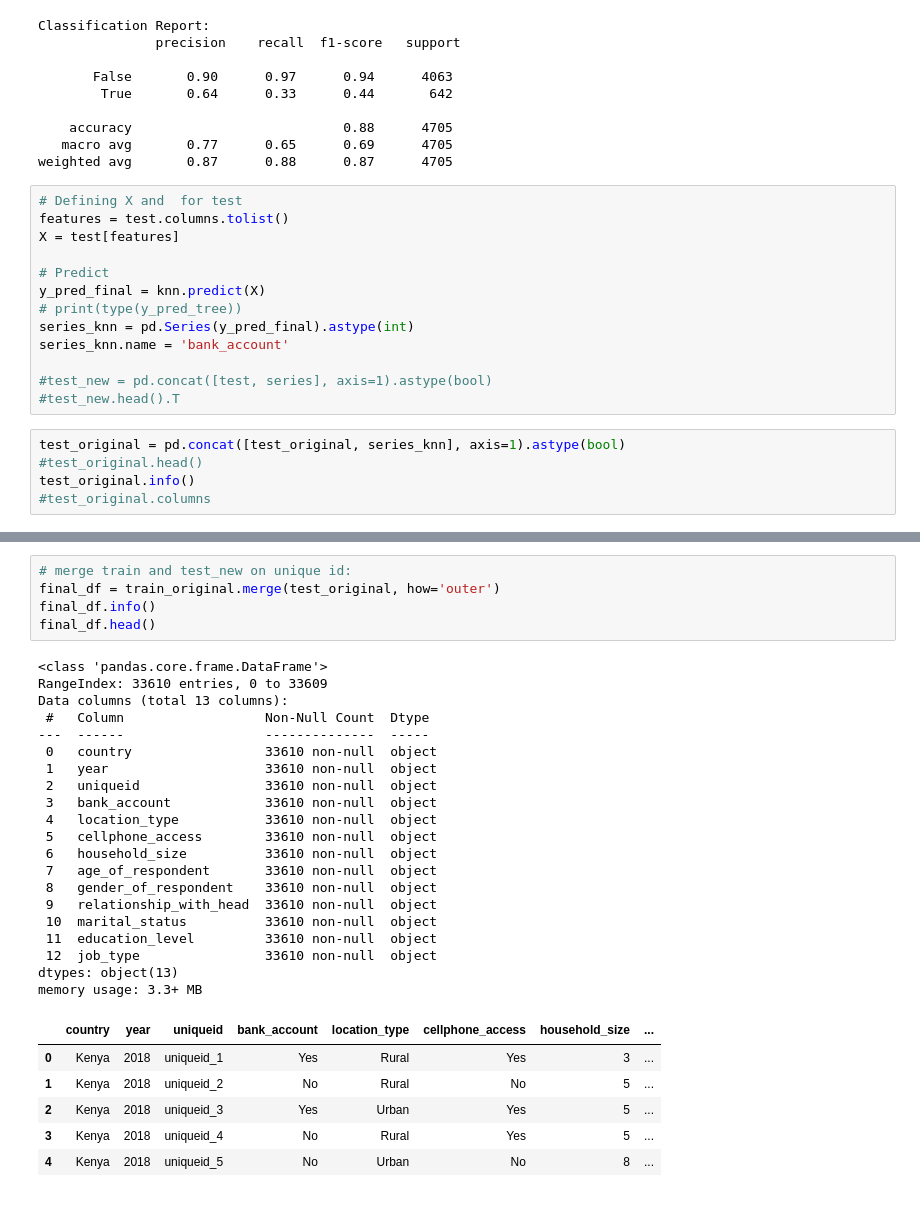
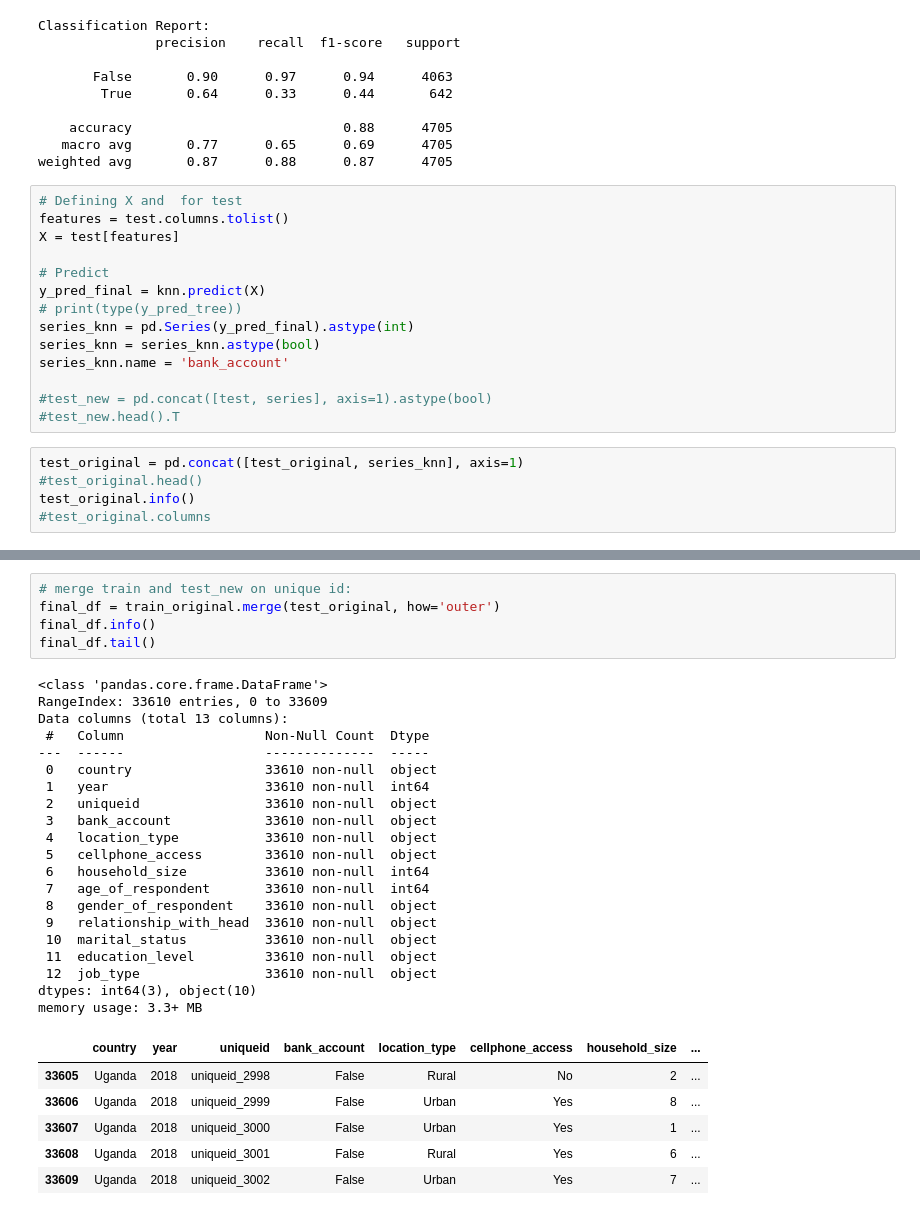
Before and after one commit to ShahiW/Financial-Inclusion-Project, a Jupyter notebook: Shahi.ipynb, the cells around one changed output, grey strips where cells are left out. Saved outputs shown, nothing was run; the diff lists cells and outputs as text.

```diff
--- a/Shahi.ipynb
+++ b/Shahi.ipynb
@@ -436,12 +463,13 @@ X = test[features]
 y_pred_final = knn.predict(X)
 # print(type(y_pred_tree))
 series_knn = pd.Series(y_pred_final).astype(int)
+series_knn = series_knn.astype(bool)
 series_knn.name = 'bank_account'
 
 #test_new = pd.concat([test, series], axis=1).astype(bool)
 #test_new.head().T
 # %%
-test_original = pd.concat([test_original, series_knn], axis=1).astype(bool)
+test_original = pd.concat([test_original, series_knn], axis=1)
 #test_original.head()
 test_original.info()
 #test_original.columns
@@ -469,32 +497,32 @@ memory usage: 128.2 KB
 # %%
 # merge train and test_new on unique id:
 final_df = train_original.merge(test_original, how='outer')
 final_df.info()
-final_df.head()
+final_df.tail()
 # %% [output]
 <class 'pandas.core.frame.DataFrame'>
 RangeIndex: 33610 entries, 0 to 33609
 Data columns (total 13 columns):
  #   Column                  Non-Null Count  Dtype
 ---  ------                  --------------  -----
  0   country                 33610 non-null  object
- 1   year                    33610 non-null  object
+ 1   year                    33610 non-null  int64
  2   uniqueid                33610 non-null  object
  3   bank_account            33610 non-null  object
  4   location_type           33610 non-null  object
  5   cellphone_access        33610 non-null  object
- 6   household_size          33610 non-null  object
- 7   age_of_respondent       33610 non-null  object
+ 6   household_size          33610 non-null  int64
+ 7   age_of_respondent       33610 non-null  int64
  8   gender_of_respondent    33610 non-null  object
  9   relationship_with_head  33610 non-null  object
  10  marital_status          33610 non-null  object
  11  education_level         33610 non-null  object
  12  job_type                33610 non-null  object
-dtypes: object(13)
+dtypes: int64(3), object(10)
 memory usage: 3.3+ MB
 |  | country | year | uniqueid | bank_account | location_type | cellphone_access | household_size | ... |
-| 0 | Kenya | 2018 | uniqueid_1 | Yes | Rural | Yes | 3 | ... |
-| 1 | Kenya | 2018 | uniqueid_2 | No | Rural | No | 5 | ... |
-| 2 | Kenya | 2018 | uniqueid_3 | Yes | Urban | Yes | 5 | ... |
-| 3 | Kenya | 2018 | uniqueid_4 | No | Rural | Yes | 5 | ... |
-| 4 | Kenya | 2018 | uniqueid_5 | No | Urban | No | 8 | ... |
+| 33605 | Uganda | 2018 | uniqueid_2998 | False | Rural | No | 2 | ... |
+| 33606 | Uganda | 2018 | uniqueid_2999 | False | Urban | Yes | 8 | ... |
+| 33607 | Uganda | 2018 | uniqueid_3000 | False | Urban | Yes | 1 | ... |
+| 33608 | Uganda | 2018 | uniqueid_3001 | False | Rural | Yes | 6 | ... |
+| 33609 | Uganda | 2018 | uniqueid_3002 | False | Urban | Yes | 7 | ... |
```
Also changed, not shown: parts of 13 cells of this notebook.
